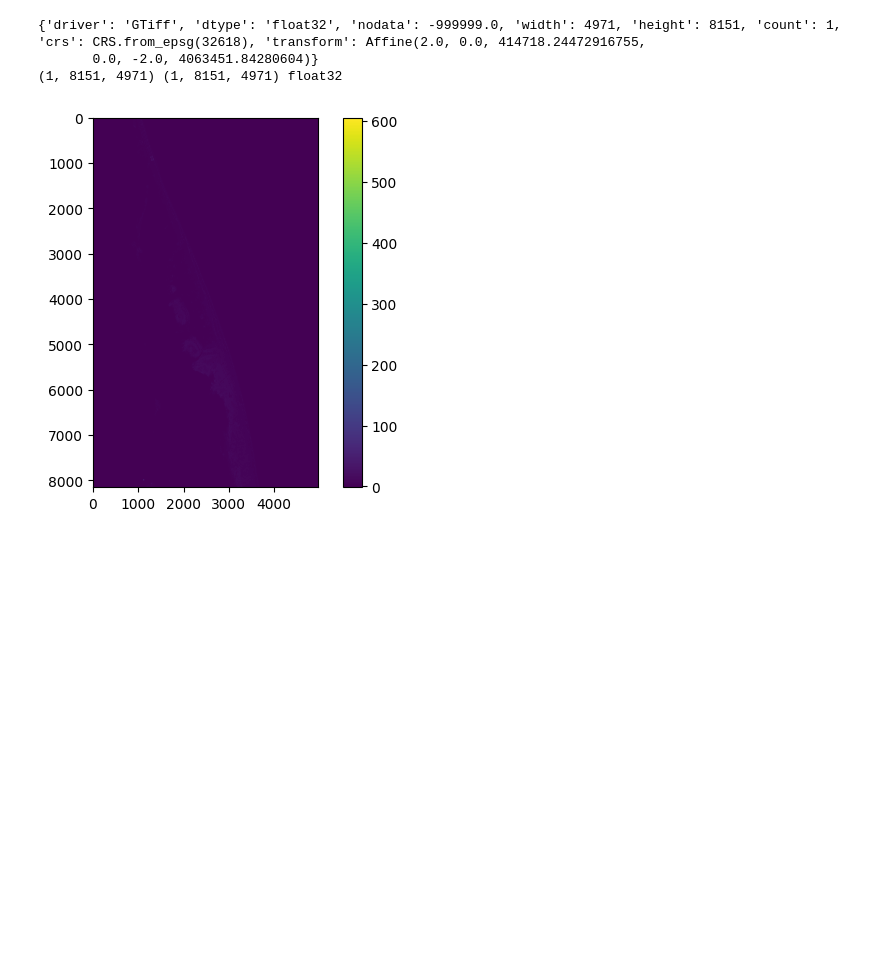
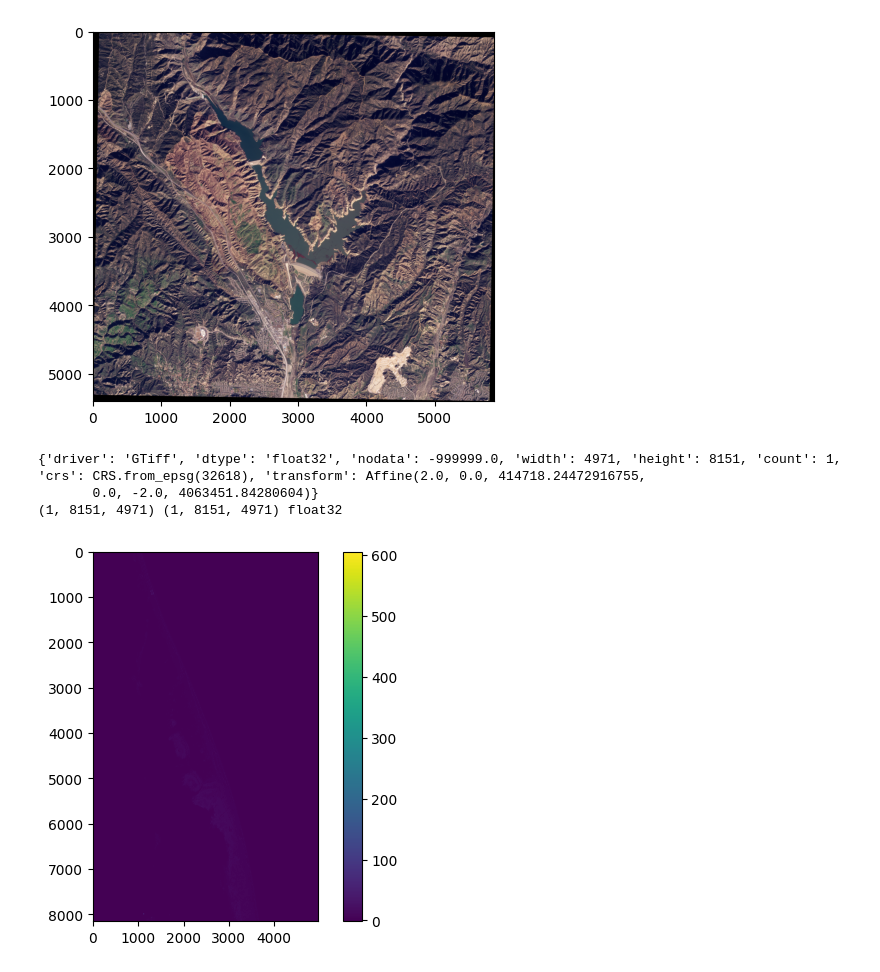
Before and after one commit to connorlee77/aerial-auto-segment, a Jupyter notebook: playground.ipynb, the cells around one changed output. Cells and saved outputs as stored; diff of their text form; code cells hidden in the pictures; blank space fills up the shorter version.

```diff
--- a/playground.ipynb
+++ b/playground.ipynb
@@ -12,3 +23,22 @@ from utils.rasterio_utils import reproject_raster, mask_raster_by_shapely, save_
+# %%
+t = '/data/microsoft_planetary_computer/planet/castaic_lake/mosaic/mosaic.tiff'
+# t = '/data/microsoft_planetary_computer/planet/duck/4band/composite.tif'
+
+with rasterio.open(t) as src:
+    dsm = src.read().transpose(1, 2, 0)
+    # plt.figure()
+    # plt.hist(dsm[:,:,0].ravel(), bins=256)
+    # plt.show()
+    # print(dsm.shape)
+    # dsm = dsm - np.percentile(dsm, 0, axis=(0, 1), keepdims=True)
+    # dsm = dsm / np.percentile(dsm, 98, axis=(0, 1), keepdims=True)
+    # dsm = np.uint8(np.clip(dsm, 0, 1)*255)
+    m = np.percentile(dsm[:,:,0:3], 98)
+    plt.imshow(cv2.cvtColor(dsm[:,:,0:3], cv2.COLOR_BGR2RGB) / m)
+    # plt.imshow(dsm[:,:,0:3])
+    # rasterio.plot.show(src, transform=src.transform)
+# %% [output]
+[figure, added]
 # %%
 dsm = '/data/chesapeake_bay_lulc/outputs/preprocessed/epsg-32618/virginia_beach_false_cape_landing/dsm/2.0/mosaic.tiff'
 dem_1m = '/data/chesapeake_bay_lulc/outputs/preprocessed/epsg-32618/virginia_beach_false_cape_landing/dem/2.0/mosaic.tiff'
```
Also changed, not shown: parts of 2 cells of this notebook, 19 other files.
